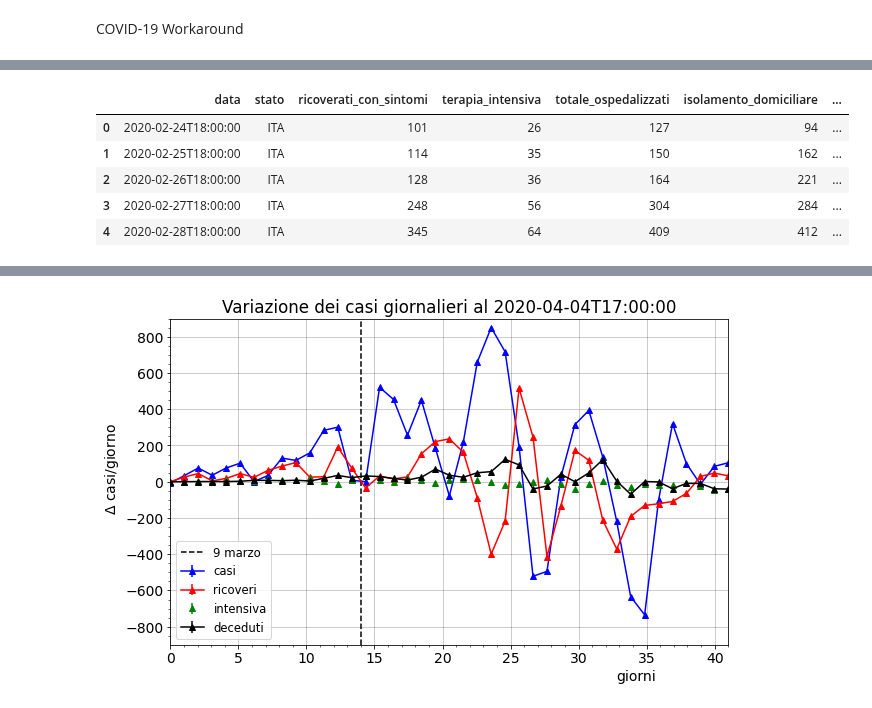
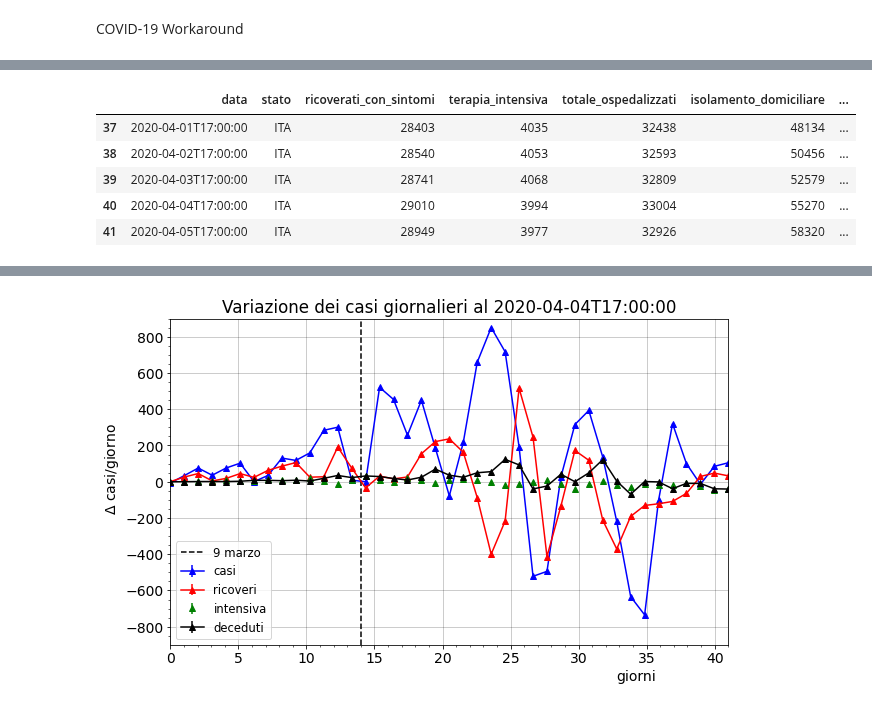
Before and after one commit to lorenzopaolucci/studenti, a Jupyter notebook: covid19.ipynb, the cells around one changed output, grey strips where cells are left out. Drawn from its saved outputs; the diff is of its cells as text; code cells hidden in the pictures.

```diff
--- a/covid19.ipynb
+++ b/covid19.ipynb
@@ -6,11 +6,11 @@ COVID-19 Workaround
 import pandas as pd
 import numpy as np
 import matplotlib.pyplot as plt
-import matplotlib.dates as mdates
+
 # download updated data
 # repository italy https://github.com/pcm-dpc/COVID-19/tree/master/dati-andamento-nazionale
 url_csv_file = "https://raw.githubusercontent.com/pcm-dpc/COVID-19/master/dati-andamento-nazionale/dpc-covid19-ita-andamento-nazionale.csv"
 df = pd.read_csv(url_csv_file)
 print('aggiornamento al '+str(np.array(df['data'])[-1]))
-df.head()
+df.tail()
 # %% [output]
@@ -18,8 +18,8 @@ aggiornamento al 2020-04-04T17:00:00
 |  | data | stato | ricoverati_con_sintomi | terapia_intensiva | totale_ospedalizzati | isolamento_domiciliare | ... |
-| 0 | 2020-02-24T18:00:00 | ITA | 101 | 26 | 127 | 94 | ... |
-| 1 | 2020-02-25T18:00:00 | ITA | 114 | 35 | 150 | 162 | ... |
-| 2 | 2020-02-26T18:00:00 | ITA | 128 | 36 | 164 | 221 | ... |
-| 3 | 2020-02-27T18:00:00 | ITA | 248 | 56 | 304 | 284 | ... |
-| 4 | 2020-02-28T18:00:00 | ITA | 345 | 64 | 409 | 412 | ... |
+| 37 | 2020-04-01T17:00:00 | ITA | 28403 | 4035 | 32438 | 48134 | ... |
+| 38 | 2020-04-02T17:00:00 | ITA | 28540 | 4053 | 32593 | 50456 | ... |
+| 39 | 2020-04-03T17:00:00 | ITA | 28741 | 4068 | 32809 | 52579 | ... |
+| 40 | 2020-04-04T17:00:00 | ITA | 29010 | 3994 | 33004 | 55270 | ... |
+| 41 | 2020-04-05T17:00:00 | ITA | 28949 | 3977 | 32926 | 58320 | ... |
 # %%
 # visualize Daly data of infected and death people
```
Also changed, not shown: parts of 11 cells of this notebook.
